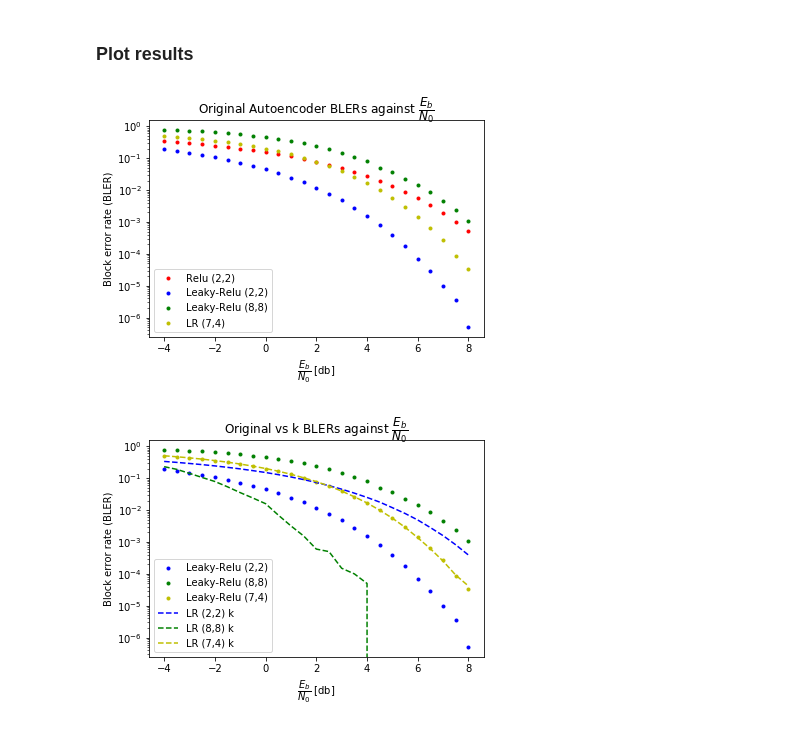
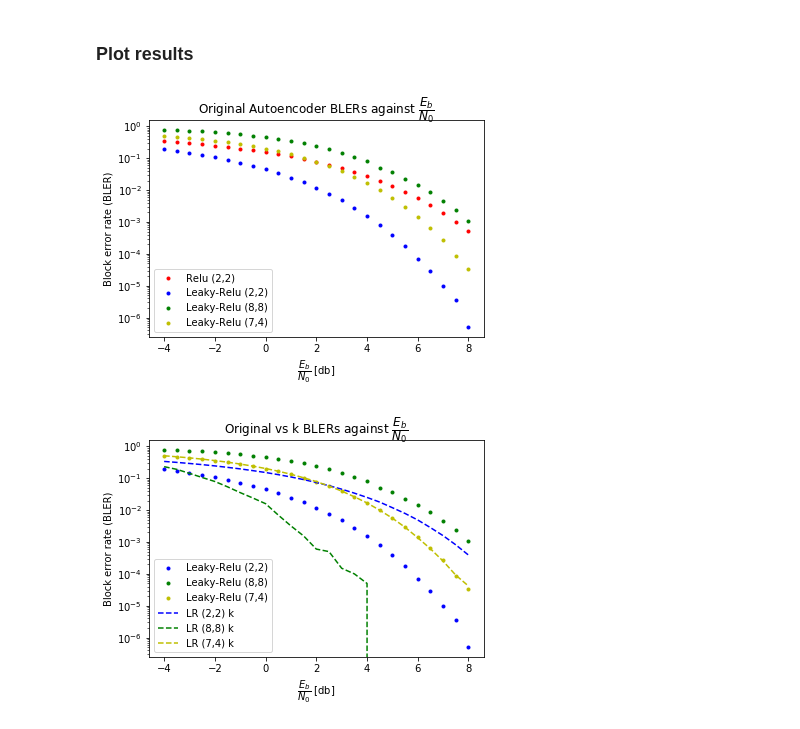
Before and after one commit to alistairwallace97/DNN_short_block_comms, a Jupyter notebook: initial_dnn_comms.ipynb, the cells around one changed output. Cells and saved outputs as stored; diff of their text form; code cells hidden in the pictures.

```diff
--- a/initial_dnn_comms.ipynb
+++ b/initial_dnn_comms.ipynb
@@ -2098,25 +2098,25 @@ autoencoder8_8_tap_5l_bler = np.load('./key_results/autoencoder8_8_tap_5l_bler.n
 # %%
 # ## Save
 # autoencoder_2_2_bler = bler
 # np.save('./key_results/autoencoder_2_2_bler.npy', autoencoder_2_2_bler)
 ## Load
 Eb_N0_dbs = np.arange(-4,8.5,0.5)
 autoencoder_2_2_bler = np.load('./key_results/autoencoder_2_2_bler.npy')
 
 # Plot
 plt.semilogy(Eb_N0_dbs, autoencoder_2_2_bler, 'r.')
 plt.semilogy(Eb_N0_dbs, leaky_relu_autoencoder_2_2_bler, 'b.')
 plt.semilogy(Eb_N0_dbs, leaky_relu_autoencoder_8_8_bler, 'g.')
 plt.semilogy(Eb_N0_dbs, leaky_relu_autoencoder_7_4_bler, 'y.')
 plt.title(r'Original Autoencoder BLERs against $\dfrac{E_b}{N_0}$')
 plt.xlabel(r'$\dfrac{E_b}{N_0}$ [db]')
 plt.ylabel("Block error rate (BLER)")
 plt.legend(["Relu (2,2)", "Leaky-Relu (2,2)", "Leaky-Relu (8,8)", \
-            "LR (7,4)"])
+            "Leaky-Relu (7,4)"])
 # plt.savefig("./figures/autoencoders248_bler_EbNo_original_comparison.png")
 plt.show()
 # %% [output]
-[figure, old version]
+[figure, new version]
 # %%
 # ## Save
 # autoencoder_2_2_bler = bler
```
Also changed, not shown: parts of 5 cells of this notebook, 8 other files.
